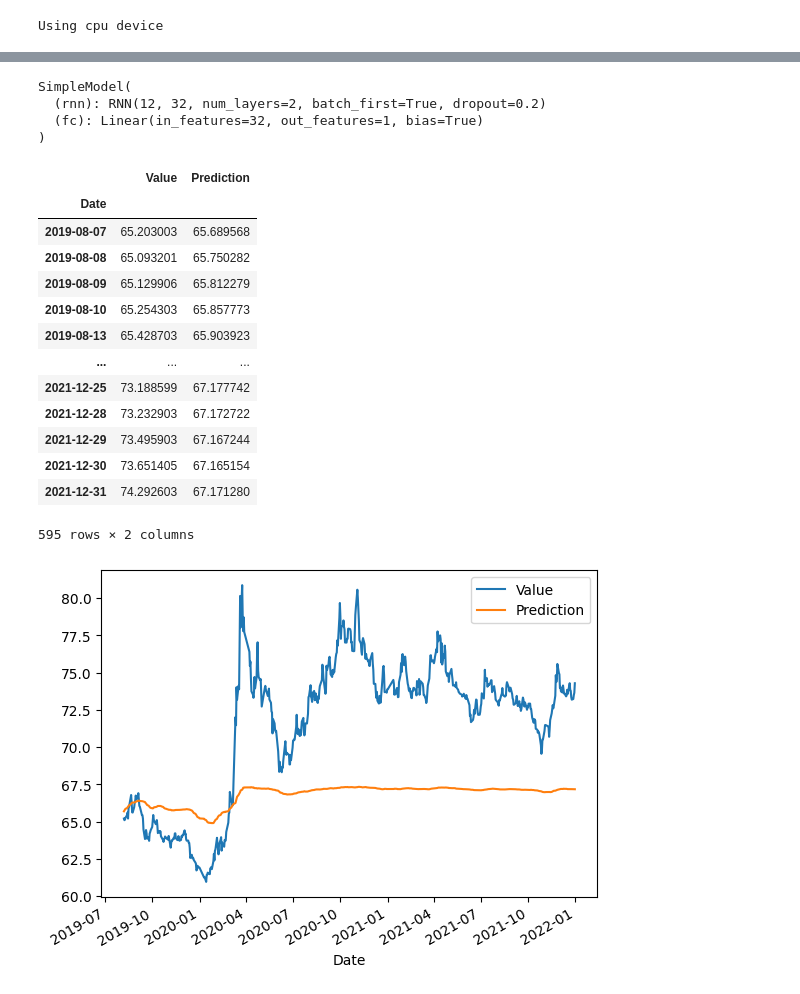
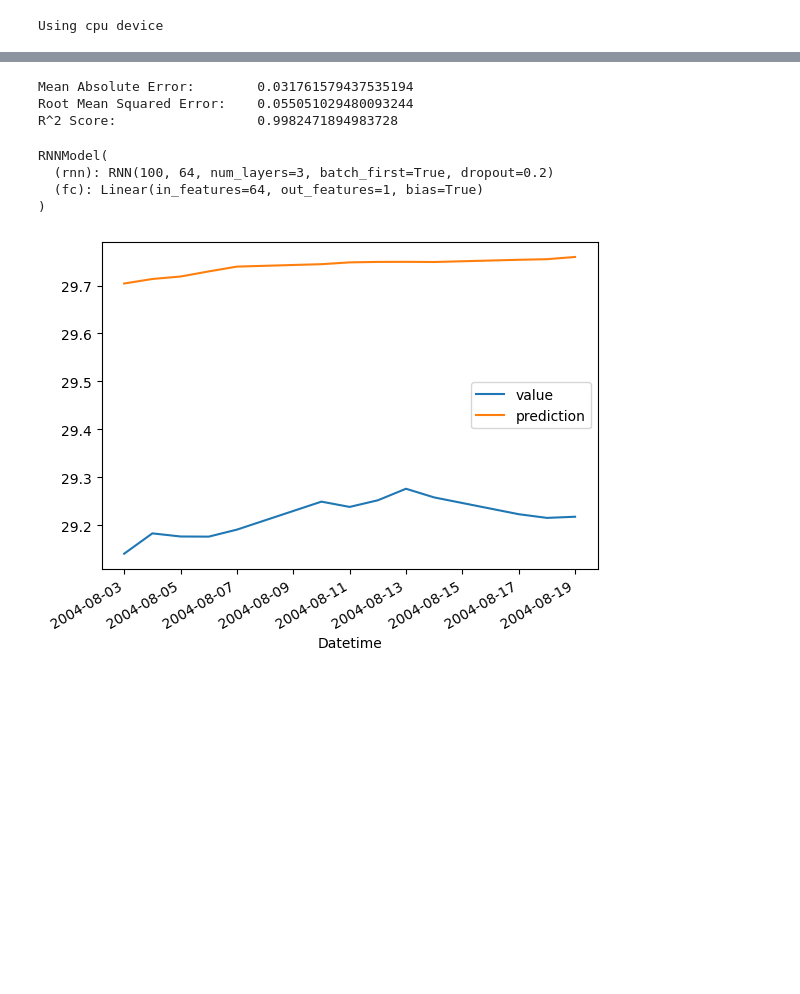
Before and after one commit to gregory-237/ApplicationProgrammingLab5_PyTorch, a Jupyter notebook: main.ipynb, the cells around one changed output, grey strips where cells are left out. Drawn from its saved outputs; the diff is of its cells as text; code cells hidden in the pictures; blank space fills up the shorter version.

Commit message:
last commit in collab made split by months

```diff
--- a/main.ipynb
+++ b/main.ipynb
@@ -503,37 +427,41 @@ R^2 Score:                  -0.7652000307405782
+# %%
+from sklearn.linear_model import LinearRegression
+
+def build_baseline_model(df, test_ratio, target_col):
+    X, y = feature_label_split(df, target_col)
+    X_train, X_test, y_train, y_test = train_test_split(
+        X, y, test_size=test_ratio, shuffle=False
+    )
+    model = LinearRegression()
+    model.fit(X_train, y_train)
+    prediction = model.predict(X_test)
+
+    result = pd.DataFrame(y_test)
+    result["prediction"] = prediction
+    result = result.sort_index()
+
+    return result
+
+df_baseline = build_baseline_model(df_timelags, 0.2, 'value')
+baseline_metrics = calculate_metrics(df_baseline)
+# %% [output]
+Mean Absolute Error:        0.031761579437535194
+Root Mean Squared Error:    0.055051029480093244
+R^2 Score:                  0.9982471894983728
 # %%
-model = SimpleModel(**model_params)
+model = RNNModel(**model_params)
 model.load_state_dict(torch.load(os.path.join("/content", "weight.pt")))
 model.to(device)
 # %% [output]
-SimpleModel(
-  (rnn): RNN(12, 32, num_layers=2, batch_first=True, dropout=0.2)
-  (fc): Linear(in_features=32, out_features=1, bias=True)
+RNNModel(
+  (rnn): RNN(100, 64, num_layers=3, batch_first=True, dropout=0.2)
+  (fc): Linear(in_features=64, out_features=1, bias=True)
 )
-# %%
-test_loader_two = DataLoader(test, batch_size=1, shuffle=False, drop_last=True)
-
-predictions, values = opt.evaluate(
-    test_loader_two,
-    batch_size=1,
-    n_features=input_dim
-)
-
-df_result = format_predictions(predictions, values, x_test, scaler)
-df_result.plot()
-df_result
-# %% [output]
-|  | Value | Prediction |
-| Date |  |  |
-| 2019-08-07 | 65.203003 | 65.689568 |
-| 2019-08-08 | 65.093201 | 65.750282 |
-| 2019-08-09 | 65.129906 | 65.812279 |
-| 2019-08-10 | 65.254303 | 65.857773 |
-| 2019-08-13 | 65.428703 | 65.903923 |
-| ... | ... | ... |
-| 2021-12-25 | 73.188599 | 67.177742 |
-| 2021-12-28 | 73.232903 | 67.172722 |
-| 2021-12-29 | 73.495903 | 67.167244 |
-| 2021-12-30 | 73.651405 | 67.165154 |
-| 2021-12-31 | 74.292603 | 67.171280 |
-595 rows × 2 columns
-[figure, removed]
+# %%
+def split_by_month_prediction(df, month :int, year: int):
+    df_by_month = df.query(f'Datetime >= "{year}-{month}-01"').query(f'Datetime <= "{year}-{month}-31"')
+    df_by_month.plot()
+
+split_by_month_prediction(df_result, 8, 2004)
+# %% [output]
+[figure, added]
```
Also changed, not shown: parts of 18 cells of this notebook.
